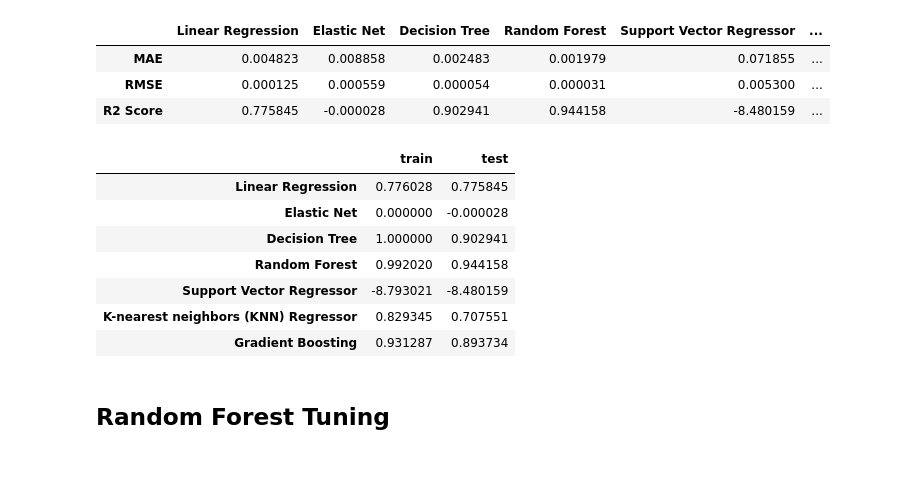
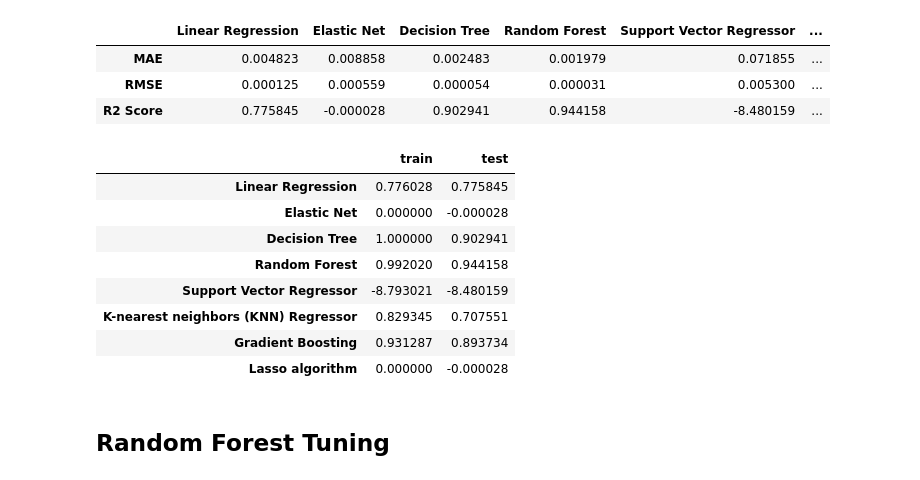
Before and after one commit to dinalnaveen/Analyse-the-relationship-between-metrics-of-YouTube-based-on-YouTube-analytics-by-applying-the-machi, a Jupyter notebook: YouTube Video Views Prediction.ipynb, the cells around one changed output. Cells and saved outputs as stored; diff of their text form; code cells hidden in the pictures.

Commit message:
Lasso algorithm

```diff
--- a/YouTube Video Views Prediction.ipynb
+++ b/YouTube Video Views Prediction.ipynb
@@ -758,0 +761,6 @@ Test Accuracy: 0.8937344846801165
+# %%
+# fitting regression model to training set
+from sklearn.linear_model import Lasso
+lasso_model = Lasso(alpha=0.1)
+lasso_model.fit(X_train, y_train)
+y_pred_lasso = lasso_model.predict(X_test)
@@ -758,0 +770,6 @@ Test Accuracy: 0.8937344846801165
+# %%
+mae_lasso = mean_absolute_error(y_test, y_pred_lasso)
+rmse_lasso = mean_squared_error(y_test, y_pred_lasso, squared=False)
+r2_lasso = r2_score(y_test, y_pred_lasso)
+train_lasso = lasso_model.score(X_train, y_train)
+test_lasso = lasso_model.score(X_test, y_test)
@@ -778,21 +802,22 @@ eva_sum
 | R2 Score | 0.775845 | -0.000028 | 0.902941 | 0.944158 | -8.480159 | ... |
 # %%
 evaluation_sum_train_test = {
-    "train" : [train_lr, train_en, train_dt, train_rf, train_svr,train_knn,train_gb],
-    "test": [test_lr, test_en, test_dt, test_rf, test_svr,test_knn,test_gb]
+    "train" : [train_lr, train_en, train_dt, train_rf, train_svr,train_knn,train_gb,train_lasso],
+    "test": [test_lr, test_en, test_dt, test_rf, test_svr,test_knn,test_gb,test_lasso]
 }
 
-eva_sum_train_test = pd.DataFrame(data = evaluation_sum_train_test, index = ['Linear Regression', 'Elastic Net', 'Decision Tree', 'Random Forest', 'Support Vector Regressor','K-nearest neighbors (KNN) Regressor','Gradient Boosting'])
+eva_sum_train_test = pd.DataFrame(data = evaluation_sum_train_test, index = ['Linear Regression', 'Elastic Net', 'Decision Tree', 'Random Forest', 'Support Vector Regressor','K-nearest neighbors (KNN) Regressor','Gradient Boosting','Lasso algorithm'])
 eva_sum_train_test
 # %% [output]
 |  | train | test |
 | Linear Regression | 0.776028 | 0.775845 |
 | Elastic Net | 0.000000 | -0.000028 |
 | Decision Tree | 1.000000 | 0.902941 |
 | Random Forest | 0.992020 | 0.944158 |
 | Support Vector Regressor | -8.793021 | -8.480159 |
 | K-nearest neighbors (KNN) Regressor | 0.829345 | 0.707551 |
 | Gradient Boosting | 0.931287 | 0.893734 |
+| Lasso algorithm | 0.000000 | -0.000028 |
 # %% [markdown]
 ## Random Forest Tuning
 # %%
```
Also changed, not shown: parts of 14 cells of this notebook.
